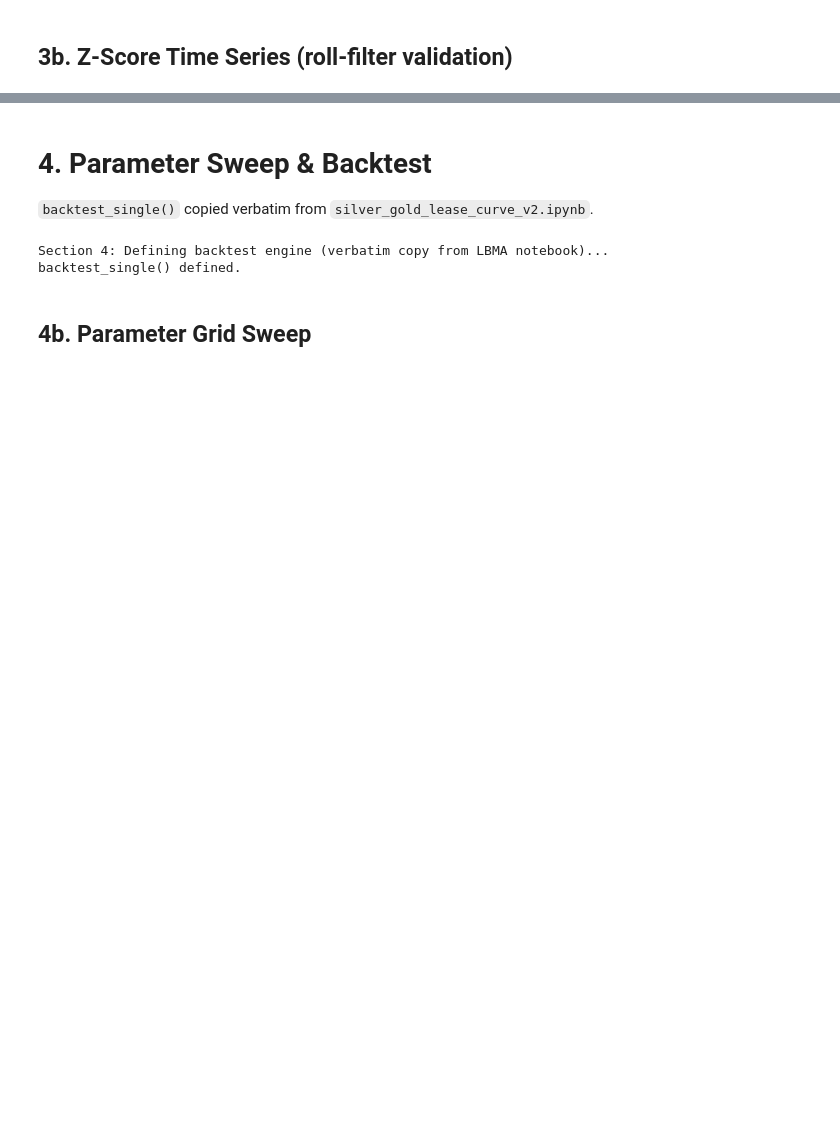
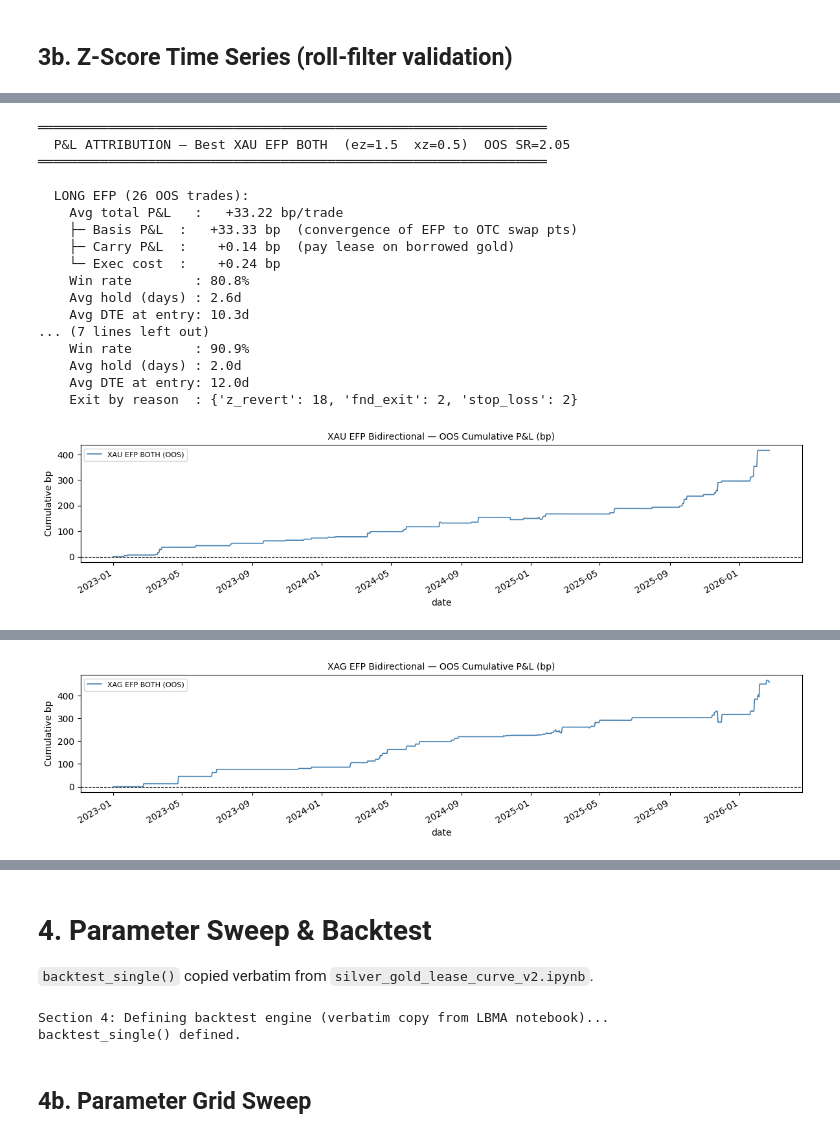
Before and after one commit to nopaniclol/Macro-Scanner, a Jupyter notebook: Macro_Metals/notebooks/comex_efp_expansion.ipynb, the cells around one changed output, grey strips where cells are left out. Cells and saved outputs as stored; diff of their text form; code cells hidden in the pictures; blank space fills up the shorter version.

```diff
--- a/Macro_Metals/notebooks/comex_efp_expansion.ipynb
+++ b/Macro_Metals/notebooks/comex_efp_expansion.ipynb
@@ -476,0 +995,78 @@ Z-score plots complete.
+# %%
+# 3C-7 — P&L attribution: basis convergence vs carry income
+
+best_xau = sorted(
+    [r for r in efp_results if r['metal']=='xau' and r['mode']=='BOTH'],
+    key=lambda x: x['oos_sharpe'], reverse=True
+)
+best_xag = sorted(
+    [r for r in efp_results if r['metal']=='xag' and r['mode']=='BOTH'],
+    key=lambda x: x['oos_sharpe'], reverse=True
+)
+
+for label, best_list in [('XAU', best_xau), ('XAG', best_xag)]:
+    if not best_list:
+        print(f"{label}: no BOTH results found.")
+        continue
+    best  = best_list[0]
+    tlog  = best['result']['trade_log']
+    oos_t = tlog[tlog['entry_date'] >= IS_CUTOFF]
+
+    print(f"\n{'\u2550'*65}")
+    print(f"  P&L ATTRIBUTION \u2014 Best {label} EFP BOTH  "
+          f"(ez={best['entry_z']}  xz={best['exit_z']})  OOS SR={best['oos_sharpe']:.2f}")
+    print(f"{'\u2550'*65}")
+
+    for direction in ['LONG EFP', 'SHORT EFP']:
+        grp = oos_t[oos_t['direction'] == direction]
+        if len(grp) == 0:
+            print(f"  {direction}: no OOS trades.")
+            continue
+        print(f"\n  {direction} ({len(grp)} OOS trades):")
+        print(f"    Avg total P&L   : {grp['total_pnl_bp'].mean():>+8.2f} bp/trade")
+        print(f"    \u251c\u2500 Basis P&L  : {grp['basis_pnl_bp'].mean():>+8.2f} bp  "
+              f"(convergence of EFP to OTC swap pts)")
+        print(f"    \u251c\u2500 Carry P&L  : {grp['carry_pnl_bp'].mean():>+8.2f} bp  "
+              f"({'receive lease \u2212 storage' if direction=='SHORT EFP' else 'pay lease on borrowed gold'})")
+        print(f"    \u2514\u2500 Exec cost  : {grp['exec_cost_bp'].mean():>+8.2f} bp")
+        print(f"    Win rate        : {(grp['total_pnl_bp']>0).mean()*100:.1f}%")
+        print(f"    Avg hold (days) : {grp['hold_days'].mean():.1f}d")
+        print(f"    Avg DTE at entry: {grp['entry_dte_fnd'].mean():.1f}d")
+        print(f"    Exit by reason  : "
+              f"{grp['exit_reason'].value_counts().to_dict()}")
+
+    # P&L chart
+    dpnl = best['result']['daily_pnl']
+    oos_pnl = dpnl[dpnl.index >= IS_CUTOFF]
+    if len(oos_pnl) > 0:
+        fig, ax = plt.subplots(figsize=(12, 3))
+        oos_pnl.cumsum().plot(ax=ax, lw=1.2, color='steelblue',
+                               label=f'{label} EFP BOTH (OOS)')
+        ax.axhline(0, color='black', lw=0.8, ls='--')
+        ax.set_title(f'{label} EFP Bidirectional \u2014 OOS Cumulative P&L (bp)', fontsize=10)
+        ax.set_ylabel('Cumulative bp')
+        ax.legend(fontsize=8)
+        plt.tight_layout()
+        if SAVE_OUTPUTS:
+            plt.savefig(f'{OUTPUT_DIR}3c_{label.lower()}_pnl.png',
+                        dpi=120, bbox_inches='tight')
+        plt.show()
+# %% [output]
+═════════════════════════════════════════════════════════════════
+  P&L ATTRIBUTION — Best XAU EFP BOTH  (ez=1.5  xz=0.5)  OOS SR=2.05
+═════════════════════════════════════════════════════════════════
+
+  LONG EFP (26 OOS trades):
+    Avg total P&L   :   +33.22 bp/trade
+    ├─ Basis P&L  :   +33.33 bp  (convergence of EFP to OTC swap pts)
+    ├─ Carry P&L  :    +0.14 bp  (pay lease on borrowed gold)
+    └─ Exec cost  :    +0.24 bp
+    Win rate        : 80.8%
+    Avg hold (days) : 2.6d
+    Avg DTE at entry: 10.3d
+... (7 lines left out)
+    Win rate        : 90.9%
+    Avg hold (days) : 2.0d
+    Avg DTE at entry: 12.0d
+    Exit by reason  : {'z_revert': 18, 'fnd_exit': 2, 'stop_loss': 2}
+[figure, added]
@@ -476,0 +1090 @@ Z-score plots complete.
+[figure, added]
```
Also changed, not shown: parts of 16 cells of this notebook.
